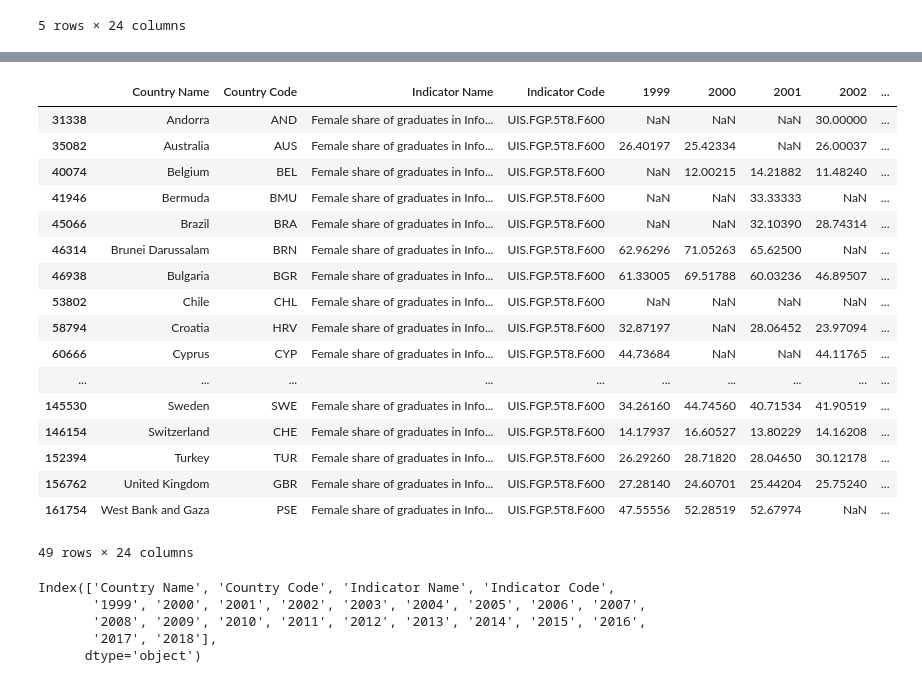
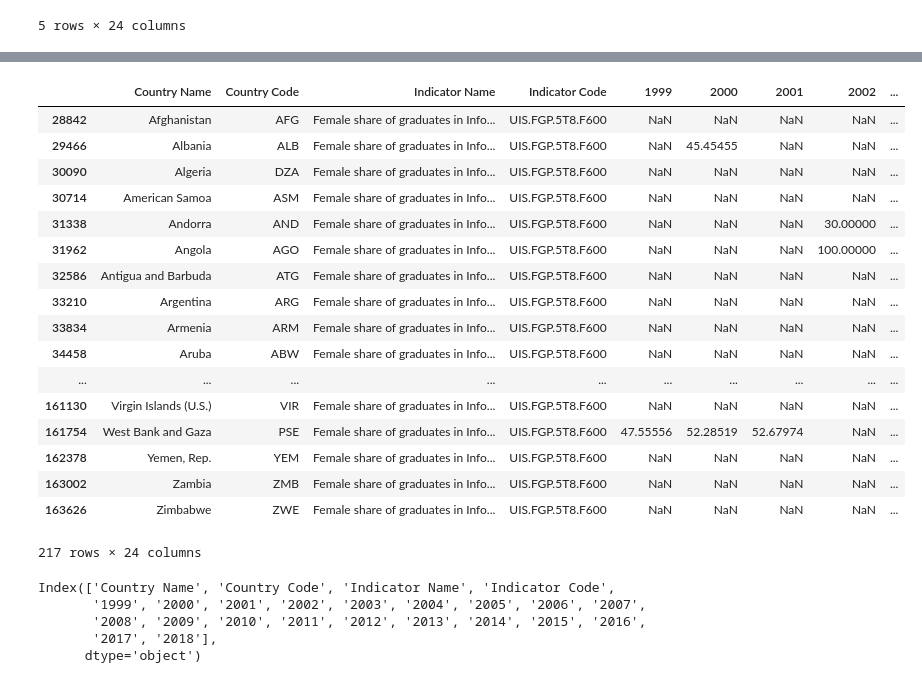
Before and after one commit to HamoyeHQ/GFP-21-Pytorch, a Jupyter notebook: data_preprocessing.ipynb, the cells around one changed output, grey strips where cells are left out. Saved outputs shown, nothing was run; the diff lists cells and outputs as text; code cells hidden in the pictures.

```diff
--- a/data_preprocessing.ipynb
+++ b/data_preprocessing.ipynb
@@ -224,6 +240,6 @@ array(['Access to anti-retroviral drugs, female (%)',
 # %%
-df = df[df['Indicator Code']=='UIS.FGP.5T8.F600']
-df.head()
+stem = df[df['Indicator Code']=='UIS.FGP.5T8.F600']
+stem.head()
 # %% [output]
 |  | Country Name | Country Code | Indicator Name | Indicator Code | 1960 | 1961 | 1962 | 1963 | ... |
 | 138 | Arab World | ARB | Female share of graduates in Info... | UIS.FGP.5T8.F600 | NaN | NaN | NaN | NaN | ... |
@@ -308,5 +322,5 @@ cols = ['Country Name', 'Country Code', 'Indicator Name', 'Indicator Code',
        '2005', '2006', '2007', '2008', '2009', '2010', '2011', '2012', '2013',
        '2014', '2015', '2016', '2017', '2018']
 # %%
-df = df[cols]
+stem = stem[cols]
 # %%
@@ -340,4 +354,32 @@ Indicator Code      0
 2018              219
 dtype: int64
 # %%
-df.head()
+stem['Country Name'].unique()
+
+# country name not in
+exclude_countries = ['Arab World', 'Caribbean small states',
+       'Central Europe and the Baltics', 'Early-demographic dividend',
+       'East Asia & Pacific',
+       'East Asia & Pacific (excluding high income)',
+       'East Asia & Pacific (IDA & IBRD)', 'Euro area',
+       'Europe & Central Asia',
+       'Europe & Central Asia (excluding high income)',
+       'Europe & Central Asia (IDA & IBRD)', 'European Union',
+       'Fragile and conflict affected situations',
+       'Heavily indebted poor countries (HIPC)', 'High income',
+       'IBRD only', 'IDA & IBRD total', 'IDA blend', 'IDA only',
+       'IDA total', 'Late-demographic dividend',
+       'Latin America & Caribbean',
+       'Latin America & Caribbean (excluding high income)',
+       'Latin America & Caribbean (IDA & IBRD)',
+       'Least developed countries: UN classification',
+       'Low & middle income', 'Low income', 'Lower middle income',
+       'Middle East & North Africa',
+       'Middle East & North Africa (excluding high income)',
+       'Middle East & North Africa (IDA & IBRD)', 'Middle income',
+       'North America', 'OECD members', 'Other small states',
+       'Pacific island small states', 'Post-demographic dividend',
+       'Pre-demographic dividend', 'Small states', 'South Asia',
+       'South Asia (IDA & IBRD)', 'Sub-Saharan Africa',
+       'Sub-Saharan Africa (excluding high income)',
+       'Sub-Saharan Africa (IDA & IBRD)', 'Upper middle income', 'World']
@@ -352,24 +386,25 @@ df.head()
 # %%
-df = df.dropna(thresh=19*0.7, axis = 'rows')
+# stem = stem.dropna(thresh=19*0.5, axis = 'rows')
+stem = stem[~stem['Country Name'].isin(exclude_countries)]
 # %%
-df
+stem
 # %% [output]
 |  | Country Name | Country Code | Indicator Name | Indicator Code | 1999 | 2000 | 2001 | 2002 | ... |
+| 28842 | Afghanistan | AFG | Female share of graduates in Info... | UIS.FGP.5T8.F600 | NaN | NaN | NaN | NaN | ... |
+| 29466 | Albania | ALB | Female share of graduates in Info... | UIS.FGP.5T8.F600 | NaN | 45.45455 | NaN | NaN | ... |
+| 30090 | Algeria | DZA | Female share of graduates in Info... | UIS.FGP.5T8.F600 | NaN | NaN | NaN | NaN | ... |
+| 30714 | American Samoa | ASM | Female share of graduates in Info... | UIS.FGP.5T8.F600 | NaN | NaN | NaN | NaN | ... |
 | 31338 | Andorra | AND | Female share of graduates in Info... | UIS.FGP.5T8.F600 | NaN | NaN | NaN | 30.00000 | ... |
-| 35082 | Australia | AUS | Female share of graduates in Info... | UIS.FGP.5T8.F600 | 26.40197 | 25.42334 | NaN | 26.00037 | ... |
-| 40074 | Belgium | BEL | Female share of graduates in Info... | UIS.FGP.5T8.F600 | NaN | 12.00215 | 14.21882 | 11.48240 | ... |
-| 41946 | Bermuda | BMU | Female share of graduates in Info... | UIS.FGP.5T8.F600 | NaN | NaN | 33.33333 | NaN | ... |
-| 45066 | Brazil | BRA | Female share of graduates in Info... | UIS.FGP.5T8.F600 | NaN | NaN | 32.10390 | 28.74314 | ... |
-| 46314 | Brunei Darussalam | BRN | Female share of graduates in Info... | UIS.FGP.5T8.F600 | 62.96296 | 71.05263 | 65.62500 | NaN | ... |
-| 46938 | Bulgaria | BGR | Female share of graduates in Info... | UIS.FGP.5T8.F600 | 61.33005 | 69.51788 | 60.03236 | 46.89507 | ... |
-| 53802 | Chile | CHL | Female share of graduates in Info... | UIS.FGP.5T8.F600 | NaN | NaN | NaN | NaN | ... |
-| 58794 | Croatia | HRV | Female share of graduates in Info... | UIS.FGP.5T8.F600 | 32.87197 | NaN | 28.06452 | 23.97094 | ... |
-| 60666 | Cyprus | CYP | Female share of graduates in Info... | UIS.FGP.5T8.F600 | 44.73684 | NaN | NaN | 44.11765 | ... |
+| 31962 | Angola | AGO | Female share of graduates in Info... | UIS.FGP.5T8.F600 | NaN | NaN | NaN | 100.00000 | ... |
+| 32586 | Antigua and Barbuda | ATG | Female share of graduates in Info... | UIS.FGP.5T8.F600 | NaN | NaN | NaN | NaN | ... |
+| 33210 | Argentina | ARG | Female share of graduates in Info... | UIS.FGP.5T8.F600 | NaN | NaN | NaN | NaN | ... |
+| 33834 | Armenia | ARM | Female share of graduates in Info... | UIS.FGP.5T8.F600 | NaN | NaN | NaN | NaN | ... |
+| 34458 | Aruba | ABW | Female share of graduates in Info... | UIS.FGP.5T8.F600 | NaN | NaN | NaN | NaN | ... |
 | ... | ... | ... | ... | ... | ... | ... | ... | ... | ... |
-| 145530 | Sweden | SWE | Female share of graduates in Info... | UIS.FGP.5T8.F600 | 34.26160 | 44.74560 | 40.71534 | 41.90519 | ... |
-| 146154 | Switzerland | CHE | Female share of graduates in Info... | UIS.FGP.5T8.F600 | 14.17937 | 16.60527 | 13.80229 | 14.16208 | ... |
-| 152394 | Turkey | TUR | Female share of graduates in Info... | UIS.FGP.5T8.F600 | 26.29260 | 28.71820 | 28.04650 | 30.12178 | ... |
-| 156762 | United Kingdom | GBR | Female share of graduates in Info... | UIS.FGP.5T8.F600 | 27.28140 | 24.60701 | 25.44204 | 25.75240 | ... |
+| 161130 | Virgin Islands (U.S.) | VIR | Female share of graduates in Info... | UIS.FGP.5T8.F600 | NaN | NaN | NaN | NaN | ... |
 | 161754 | West Bank and Gaza | PSE | Female share of graduates in Info... | UIS.FGP.5T8.F600 | 47.55556 | 52.28519 | 52.67974 | NaN | ... |
+| 162378 | Yemen, Rep. | YEM | Female share of graduates in Info... | UIS.FGP.5T8.F600 | NaN | NaN | NaN | NaN | ... |
+| 163002 | Zambia | ZMB | Female share of graduates in Info... | UIS.FGP.5T8.F600 | NaN | NaN | NaN | NaN | ... |
+| 163626 | Zimbabwe | ZWE | Female share of graduates in Info... | UIS.FGP.5T8.F600 | NaN | NaN | NaN | NaN | ... |
-49 rows × 24 columns
+217 rows × 24 columns
 # %%
```
Also changed, not shown: parts of 55 cells of this notebook, 6 other files.
